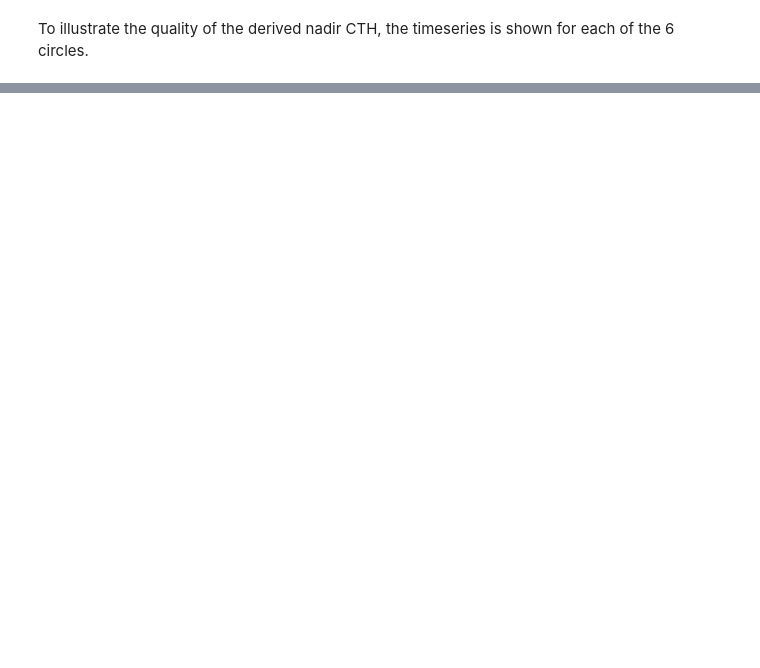
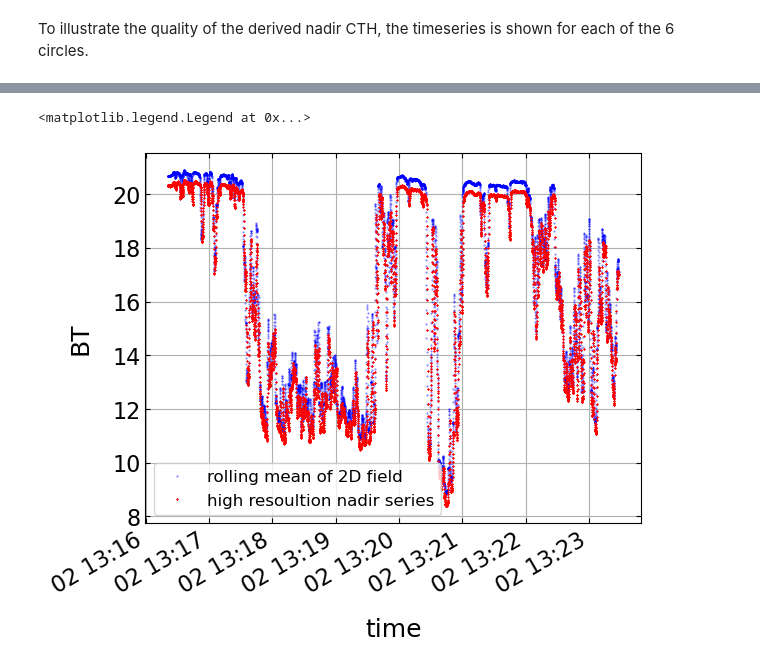
Before and after one commit to FranzFlink/VELOX_CTH, a Jupyter notebook: CTH_coffs_notebook.ipynb, the cells around one changed output, grey strips where cells are left out. Saved outputs shown, nothing was run; the diff lists cells and outputs as text; code cells hidden in the pictures; blank space fills up the shorter version.

Commit message:
Modded CTH_coffs_notebook for 2D Arrays over whole flight; added CTH_helper as module of all needed functions

```diff
--- a/CTH_coffs_notebook.ipynb
+++ b/CTH_coffs_notebook.ipynb
@@ -285,0 +312,34 @@ plt.tight_layout()
+# %%
+alpha, beta = 35.5, 28.7
+
+
+def pixel_to_meter(pitch, roll, height, alpha=alpha, beta=beta):
+
+    pitch = np.radians(pitch)
+    roll = np.radians(roll)
+    alpha = np.radians(alpha)
+    beta = np.radians(beta)
+
+    xlen = (np.tan(alpha/2 + roll) + np.tan(alpha/2 - roll)) * height
+    ylen = (np.tan(beta/2 + pitch) + np.tan(beta/2 - pitch)) * height
+
+    return xlen, ylen
+# %%
+plt.rcParams.update({'font.size': 12,
+                     'axes.titlesize': 20,
+                     'axes.labelsize': 18,
+                     'axes.labelpad': 14,
+                     'lines.linewidth': 1,
+                     'lines.markersize': 10,
+                     'xtick.labelsize' : 16,
+                     'ytick.labelsize' : 16,
+                     'xtick.top' : True,
+                     'xtick.direction' : 'in',
+                     'ytick.right' : True,
+                     'ytick.direction' : 'in',
+                     'axes.grid' : True})
+# %%
+cth_path = '/projekt_agmwend/data/EUREC4A/06_Flights/Flight_20200202a/VELOX/VELOX_327kveL/CTH/EUREC4A_HALO_VELOX_CTH_Flight_20200202a_C2.nc'
+xrcth = xr.open_dataset(cth_path)
+xrcm = xr.open_dataset(path + cm_name)
+xrcth
@@ -285,0 +481,7 @@ plt.tight_layout()
+# %%
+cth_stripe.BT.sel(time=slice(lt[view_start], lt[view_stop])).isel(swath=slice(315, 325)).mean(dim={'swath'}).rolling(time=10, center=True).mean().plot(linestyle='', marker='.', markersize=1, c='b', label='rolling mean of 2D field', alpha=0.5)
+(xr_ts_hr_unmasked.BT.sel(time=slice(lt[view_start], lt[view_stop])) - 273.15).plot(linestyle='', marker='x', markersize=1, c='r', label='high resoultion nadir series')
+plt.legend()
+# %% [output]
+<matplotlib.legend.Legend at 0x...>
+[figure, added]
```
Also changed, not shown: parts of 13 cells of this notebook, 4 other files.
